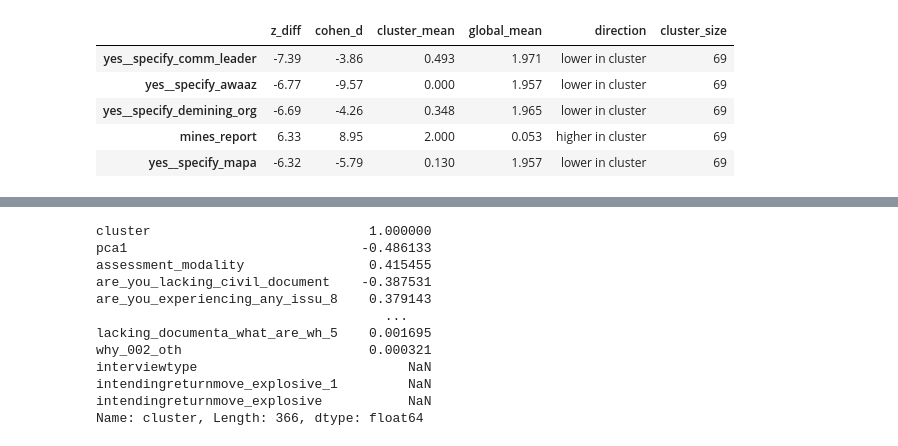
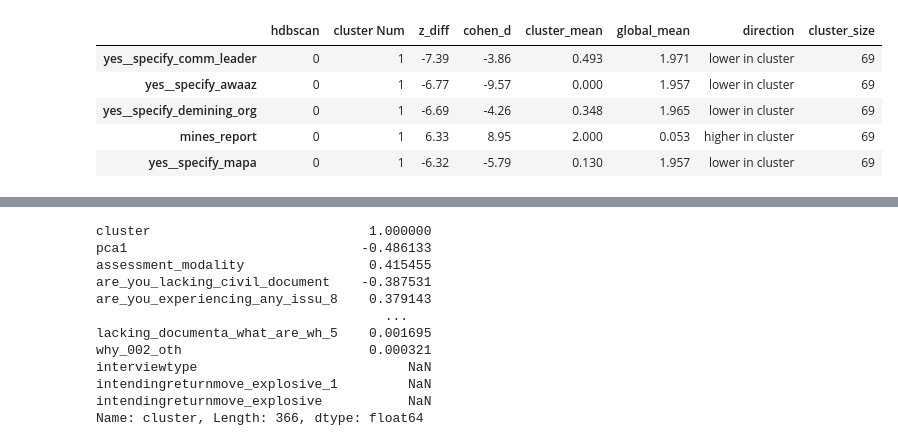
Before and after one commit to Etxarri/ShelterAI, a Jupyter notebook: backend/ai-service/model_training/clusteringHDBSCAN-umap-clusterSize-comparissons.ipynb, the cells around one changed output, grey strips where cells are left out. Cells and saved outputs as stored; diff of their text form; code cells hidden in the pictures.

```diff
--- a/backend/ai-service/model_training/clusteringHDBSCAN-umap-clusterSize-comparissons.ipynb
+++ b/backend/ai-service/model_training/clusteringHDBSCAN-umap-clusterSize-comparissons.ipynb
@@ -45,11 +37,0 @@ df['cluster'] = labels
-# %%
-# --- PCA para visualización ---
-try:
-    pca = PCA(n_components=2)
-    components = pca.fit_transform(X_scaled)
-    df['pca1'] = components[:, 0]
-    df['pca2'] = components[:, 1]
-except Exception as e:
-    print("No se pudo aplicar PCA 2D, creando columnas ficticias:", e)
-    df['pca1'] = X_scaled[:, 0]
-    df['pca2'] = np.zeros(X_scaled.shape[0])
@@ -84,0 +38,16 @@ else:
+# %%
+try:
+    reducer = umap.UMAP(n_components=2,
+                       n_neighbors=30,    # prueba 10, 15, 30, 50...
+                       min_dist=0.1,      # prueba 0.0, 0.1, 0.5...
+                       metric='euclidean',
+                       random_state=42,
+                       verbose=True)
+    embedding = reducer.fit_transform(X_scaled)
+    df['umap1'] = embedding[:, 0]
+    df['umap2'] = embedding[:, 1]
+except Exception as e:
+    print("No se pudo aplicar UMAP 2D, creando columnas ficticias:", e)
+    # Fallback: usa primeras dos columnas escaladas (peor opción)
+    df['umap1'] = X_scaled[:, 0]
+    df['umap2'] = X_scaled[:, 1]
@@ -86,38 +277,43 @@ else:
 # calcula columnas más representativas por cluster (z-score vs media global)
 features = df_processed.columns
 global_mean = df_processed.mean()
 global_std = df_processed.std().replace(0, 1e-6)  # evitar divisiones por 0
 top_n = 5  # cambia si quieres más/menos
 
 top_per_cluster = {}
 
-for cluster in sorted([c for c in df['cluster'].unique() if c != -1]):
+i = 0
+
+for cluster in sorted([c for c in df['cluster0'].unique() if c != -1]):
     # Definir máscara para este cluster
-    mask = df['cluster'] == cluster
+    mask = df['cluster0'] == cluster
 
     cluster_mean = df_processed.loc[mask, features].mean()
     cluster_std  = df_processed.loc[mask, features].std().replace(0, 1e-6)
 
     z_diff = (cluster_mean - global_mean) / global_std
     pooled_std = np.sqrt((cluster_std**2 + global_std**2) / 2)
     cohen_d = (cluster_mean - global_mean) / pooled_std
 
     top = z_diff.abs().sort_values(ascending=False).head(top_n)
+    i+=1
     results = pd.DataFrame({
+        'hdbscan': 0,
+        'cluster Num': i,
         'z_diff': z_diff[top.index],
         'cohen_d': cohen_d[top.index],
         'cluster_mean': cluster_mean[top.index],
         'global_mean': global_mean[top.index],
         'direction': ['higher in cluster' if z_diff[f] > 0 else 'lower in cluster' for f in top.index],
         'cluster_size': mask.sum()
     })
     display(results.style.format({'z_diff':'{:.2f}','cohen_d':'{:.2f}','cluster_mean':'{:.3f}','global_mean':'{:.3f}'}))
 
     top_per_cluster[cluster] = results
 # %% [output]
-|  | z_diff | cohen_d | cluster_mean | global_mean | direction | cluster_size |
-| yes__specify_comm_leader | -7.39 | -3.86 | 0.493 | 1.971 | lower in cluster | 69 |
-| yes__specify_awaaz | -6.77 | -9.57 | 0.000 | 1.957 | lower in cluster | 69 |
-| yes__specify_demining_org | -6.69 | -4.26 | 0.348 | 1.965 | lower in cluster | 69 |
-| mines_report | 6.33 | 8.95 | 2.000 | 0.053 | higher in cluster | 69 |
-| yes__specify_mapa | -6.32 | -5.79 | 0.130 | 1.957 | lower in cluster | 69 |
+|  | hdbscan | cluster Num | z_diff | cohen_d | cluster_mean | global_mean | direction | cluster_size |
+| yes__specify_comm_leader | 0 | 1 | -7.39 | -3.86 | 0.493 | 1.971 | lower in cluster | 69 |
+| yes__specify_awaaz | 0 | 1 | -6.77 | -9.57 | 0.000 | 1.957 | lower in cluster | 69 |
+| yes__specify_demining_org | 0 | 1 | -6.69 | -4.26 | 0.348 | 1.965 | lower in cluster | 69 |
+| mines_report | 0 | 1 | 6.33 | 8.95 | 2.000 | 0.053 | higher in cluster | 69 |
+| yes__specify_mapa | 0 | 1 | -6.32 | -5.79 | 0.130 | 1.957 | lower in cluster | 69 |
```
Also changed, not shown: parts of 17 cells of this notebook.
